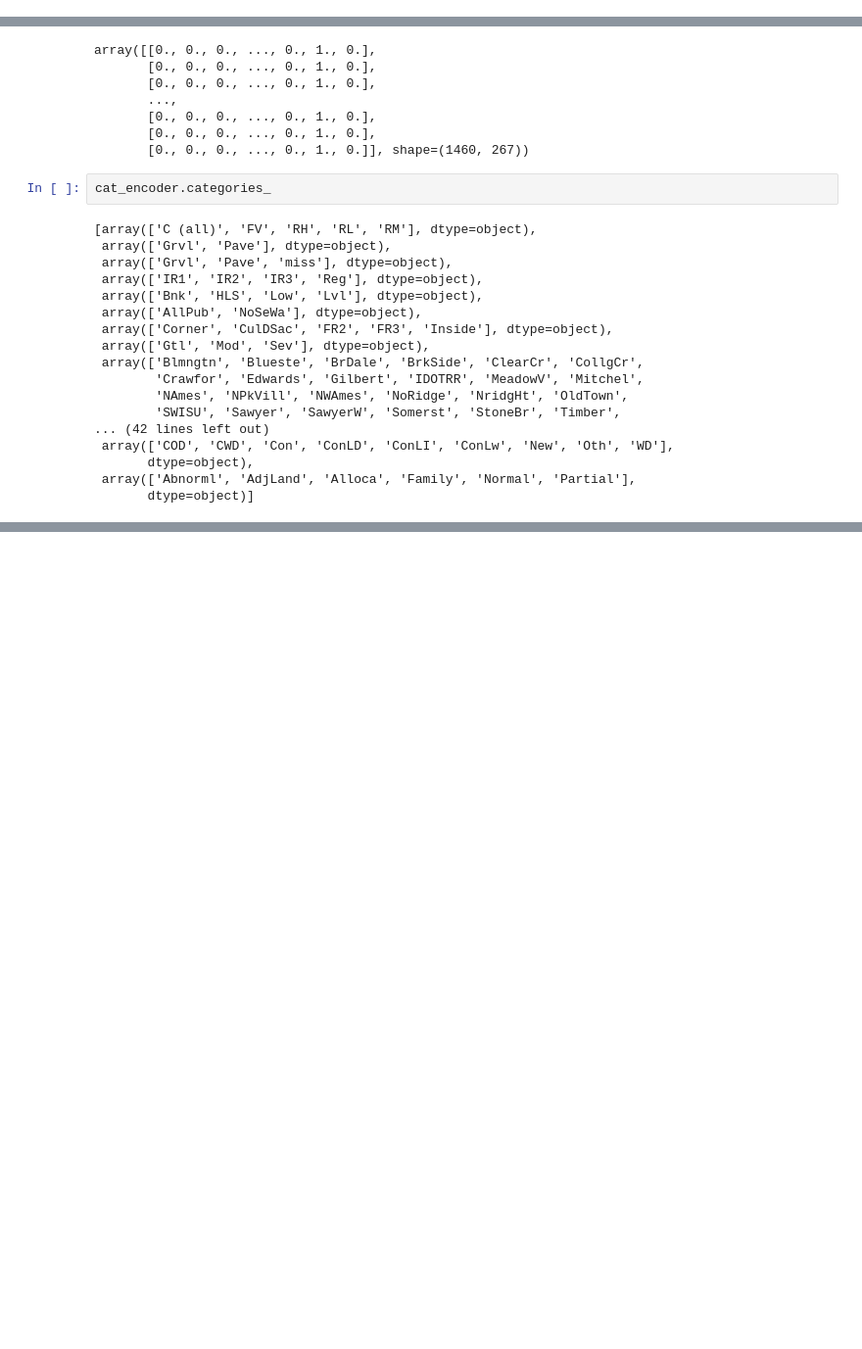
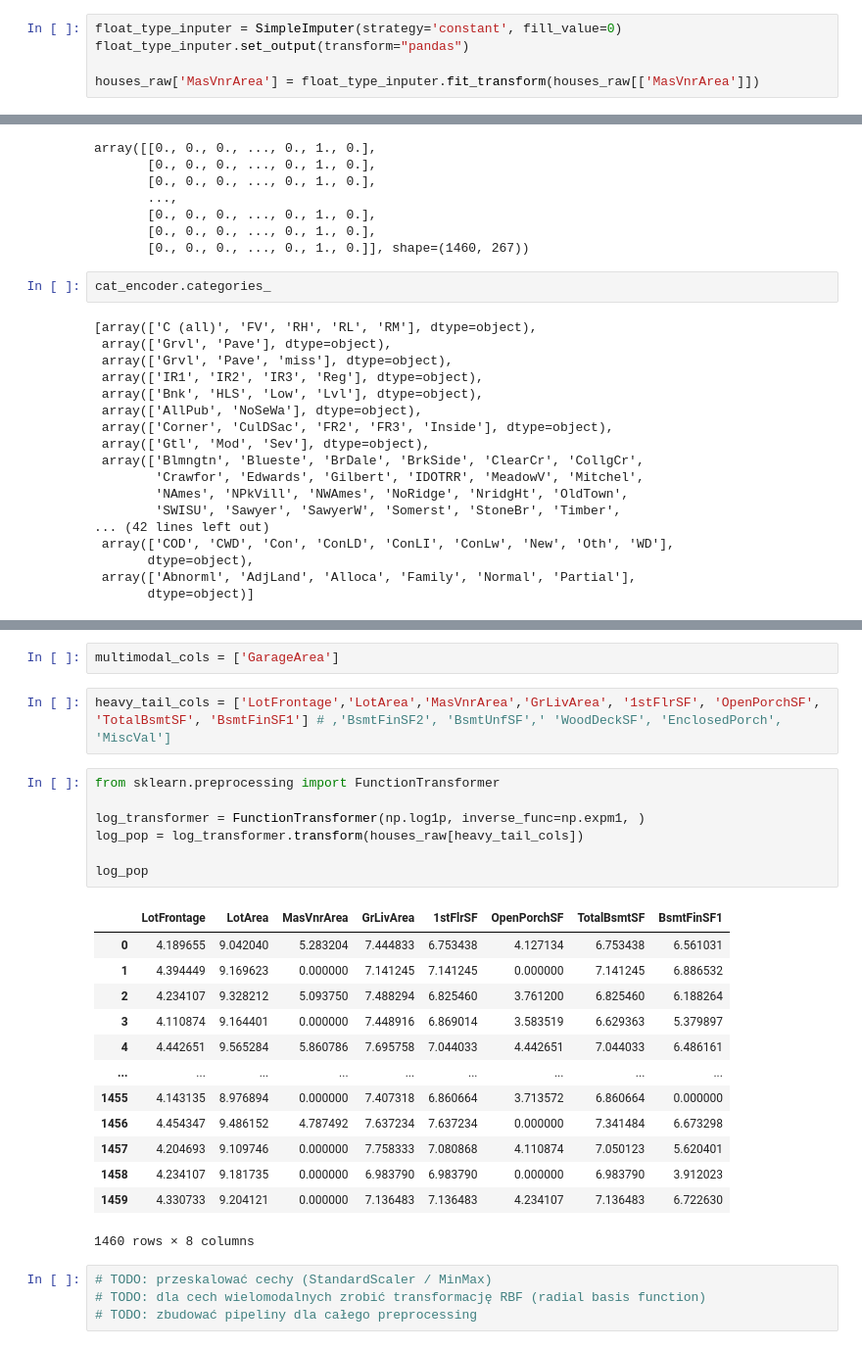
Before and after one commit to kosinus2000/RegresionModel, a Jupyter notebook: notebooks/02_data_edition.ipynb, the cells around one changed output, grey strips where cells are left out. Shown at 98% size. Cells and saved outputs as stored; diff of their text form; blank space fills up the shorter version.

```diff
--- a/notebooks/02_data_edition.ipynb
+++ b/notebooks/02_data_edition.ipynb
@@ -240,0 +282,5 @@ See https://pandas.pydata.org/docs/user_guide/migration-3-strings.html#string-mi
+# %%
+float_type_inputer = SimpleImputer(strategy='constant', fill_value=0)
+float_type_inputer.set_output(transform="pandas")
+
+houses_raw['MasVnrArea'] = float_type_inputer.fit_transform(houses_raw[['MasVnrArea']])
@@ -365,0 +440,29 @@ houses_raw[houses_raw['YearRemodAdd']  < 1950 ]
+# %%
+multimodal_cols = ['GarageArea']
+# %%
+heavy_tail_cols = ['LotFrontage','LotArea','MasVnrArea','GrLivArea', '1stFlrSF', 'OpenPorchSF', 'TotalBsmtSF', 'BsmtFinSF1'] # ,'BsmtFinSF2', 'BsmtUnfSF',' 'WoodDeckSF', 'EnclosedPorch', 'MiscVal']
+# %%
+from sklearn.preprocessing import FunctionTransformer
+
+log_transformer = FunctionTransformer(np.log1p, inverse_func=np.expm1, )
+log_pop = log_transformer.transform(houses_raw[heavy_tail_cols])
+
+log_pop
+# %% [output]
+|  | LotFrontage | LotArea | MasVnrArea | GrLivArea | 1stFlrSF | OpenPorchSF | TotalBsmtSF | BsmtFinSF1 |
+| 0 | 4.189655 | 9.042040 | 5.283204 | 7.444833 | 6.753438 | 4.127134 | 6.753438 | 6.561031 |
+| 1 | 4.394449 | 9.169623 | 0.000000 | 7.141245 | 7.141245 | 0.000000 | 7.141245 | 6.886532 |
+| 2 | 4.234107 | 9.328212 | 5.093750 | 7.488294 | 6.825460 | 3.761200 | 6.825460 | 6.188264 |
+| 3 | 4.110874 | 9.164401 | 0.000000 | 7.448916 | 6.869014 | 3.583519 | 6.629363 | 5.379897 |
+| 4 | 4.442651 | 9.565284 | 5.860786 | 7.695758 | 7.044033 | 4.442651 | 7.044033 | 6.486161 |
+| ... | ... | ... | ... | ... | ... | ... | ... | ... |
+| 1455 | 4.143135 | 8.976894 | 0.000000 | 7.407318 | 6.860664 | 3.713572 | 6.860664 | 0.000000 |
+| 1456 | 4.454347 | 9.486152 | 4.787492 | 7.637234 | 7.637234 | 0.000000 | 7.341484 | 6.673298 |
+| 1457 | 4.204693 | 9.109746 | 0.000000 | 7.758333 | 7.080868 | 4.110874 | 7.050123 | 5.620401 |
+| 1458 | 4.234107 | 9.181735 | 0.000000 | 6.983790 | 6.983790 | 0.000000 | 6.983790 | 3.912023 |
+| 1459 | 4.330733 | 9.204121 | 0.000000 | 7.136483 | 7.136483 | 4.234107 | 7.136483 | 6.722630 |
+1460 rows × 8 columns
+# %%
+# TODO: przeskalować cechy (StandardScaler / MinMax)
+# TODO: dla cech wielomodalnych zrobić transformację RBF (radial basis function)
+# TODO: zbudować pipeliny dla całego preprocessing
```
Also changed, not shown: parts of 39 cells of this notebook, 1 other file.
